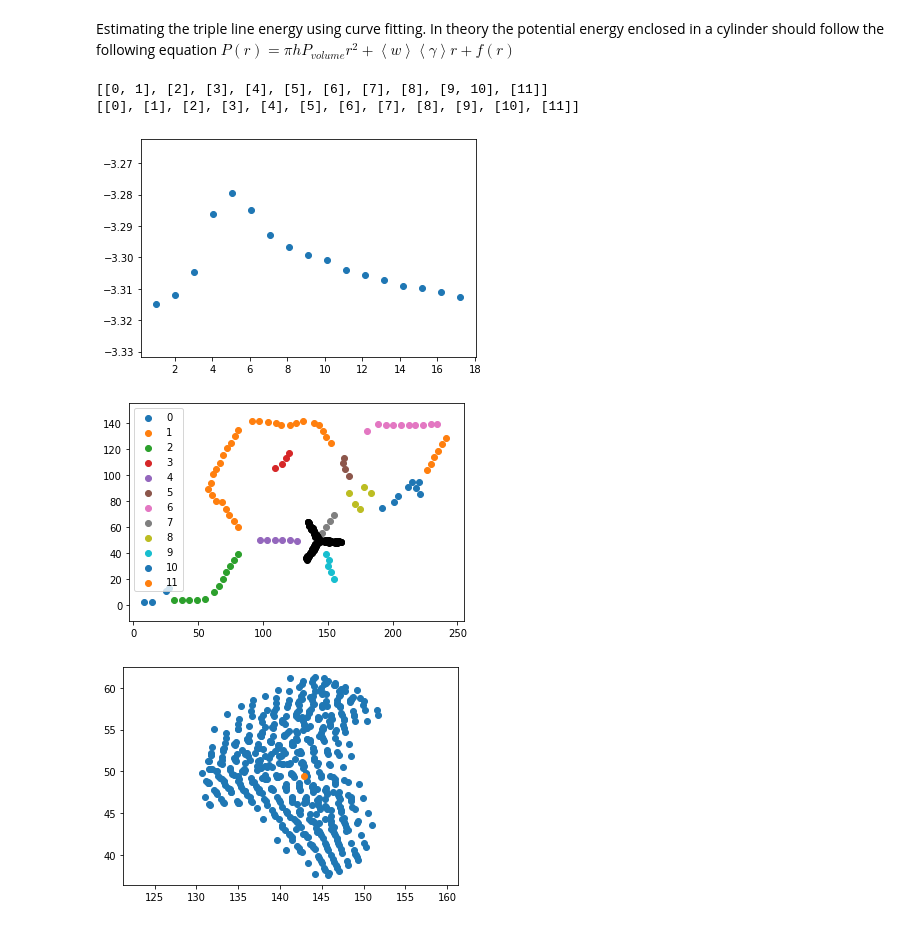
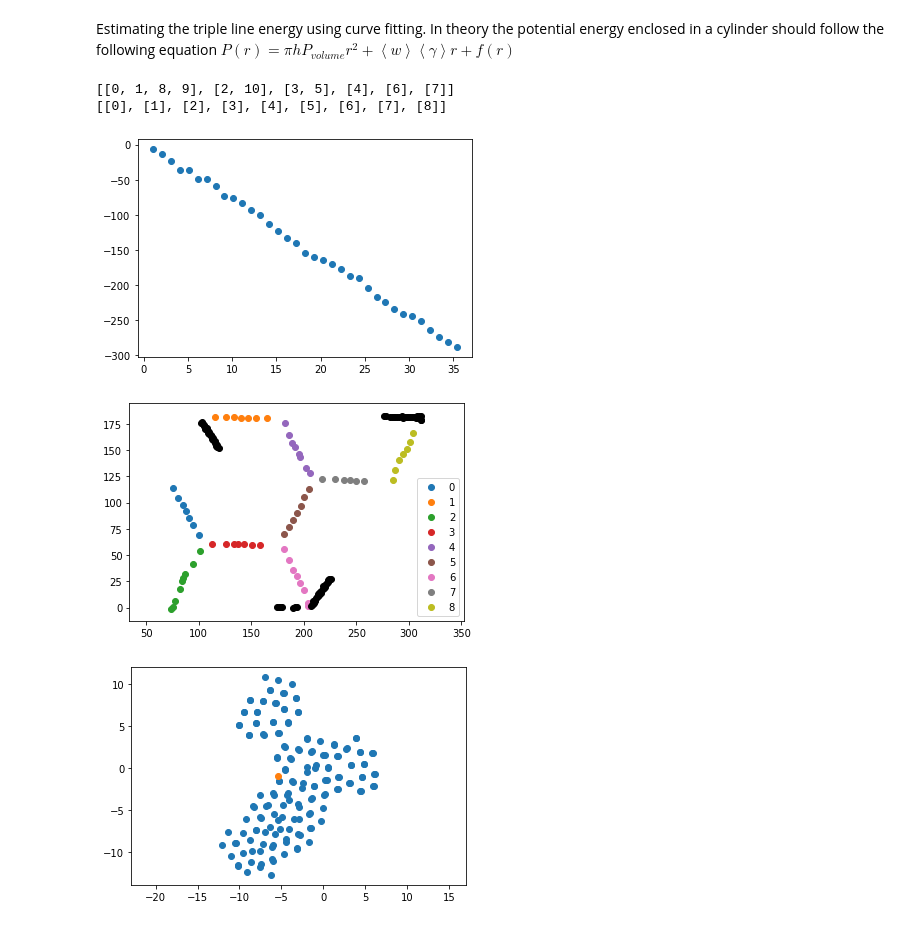
Before and after one commit to PaulTwine/TripleLines.github.io, a Jupyter notebook: TripleLine Fitting.ipynb, the cells around one changed output. Cells and saved outputs as stored; diff of their text form; code cells hidden in the pictures.

Commit message:
Updates to QPoints and Triple line fitting

```diff
--- a/TripleLine Fitting.ipynb
+++ b/TripleLine Fitting.ipynb
@@ -50,39 +50,39 @@ def Rational(r,a,b,c):
 def Composite(r,a,b,c):
     return a*r + b*(r+1)**(-1) +c
 # %%
-intTripleLine = 4
-#strDumpFile = '../../PythonLAMMPS/VolumeTest/dump.eam'
+intTripleLine = 0
+strDumpFile = '../../PythonLAMMPS/VolumeTest/dump.eam'
 #strDumpFile = '../data/dump.eam'
-strDumpFile = '../../PythonLAMMPS/EqualAngleTest/dumpEqual.eam'
+#strDumpFile = '/home/paul/csf3_scratch/TripleLines/data3/dump.eam3'
 a1=4.05
-a2= np.sqrt(2)*4.05
+a2= np.sqrt(3)*4.05
 strPMFile = strDumpFile + 'PM'
 objData= LD.LAMMPSData(strPMFile,1)
 objProcess = objData.GetTimeStepByIndex(-1)
 objProcess.CategoriseAtoms()
 h = objProcess.CellHeight
-arrTriplePoints = objProcess.FindTripleLines(a2,4.05)
+arrTriplePoints = objProcess.FindTripleLines(a2,3*a2,2)
 print(objProcess.MergePeriodicTripleLines(a2))
-print(objProcess.MergePeriodicGrainBoundaries(4.05/2))
-lstR, lstV,lstI = objProcess.FindThreeGrainStrips(intTripleLine,4.05/2,4.05/4)
+print(objProcess.MergePeriodicGrainBoundaries(a1/2))
+lstR, lstV,lstI = objProcess.FindThreeGrainStrips(intTripleLine,a1/2,a1/4, 'sum')
 plt.scatter(lstR,lstV)
 plt.show()
 plt.axis('equal')
 for j in range(len(objProcess.GetGrainBoundaries())):
     plt.scatter(objProcess.GetGrainBoundaries(j).GetPoints()[:,0], objProcess.GetGrainBoundaries(j).GetPoints()[:,1])
 plt.legend(list(range(len(objProcess.GetGrainBoundaries()))))
 plt.scatter(objProcess.GetAtomsByID(lstI)[:,1],objProcess.GetAtomsByID(lstI)[:,2], c='black')
 plt.show()
 plt.axis('equal')
 arrPoints = objProcess.FindValuesInCylinder(objProcess.GetOtherAtoms()[:,0:4],
                                             arrTriplePoints[intTripleLine], 3*a1,h,[1,2,3])
 arrMovedPoints = objProcess.PeriodicShiftAllCloser( arrTriplePoints[intTripleLine], arrPoints)
 plt.scatter(arrMovedPoints[:,0],arrMovedPoints[:,1])
 plt.scatter(arrTriplePoints[intTripleLine,0], arrTriplePoints[intTripleLine,1])
 plt.show()
 # %% [output]
-[[0, 1], [2], [3], [4], [5], [6], [7], [8], [9, 10], [11]]
-[[0], [1], [2], [3], [4], [5], [6], [7], [8], [9], [10], [11]]
+[[0, 1, 8, 9], [2, 10], [3, 5], [4], [6], [7]]
+[[0], [1], [2], [3], [4], [5], [6], [7], [8]]
-[figure, old version]
+[figure, new version]
-[figure, old version]
+[figure, new version]
-[figure, old version]
+[figure, new version]
```
Also changed, not shown: parts of 4 cells of this notebook, 3 other files.
